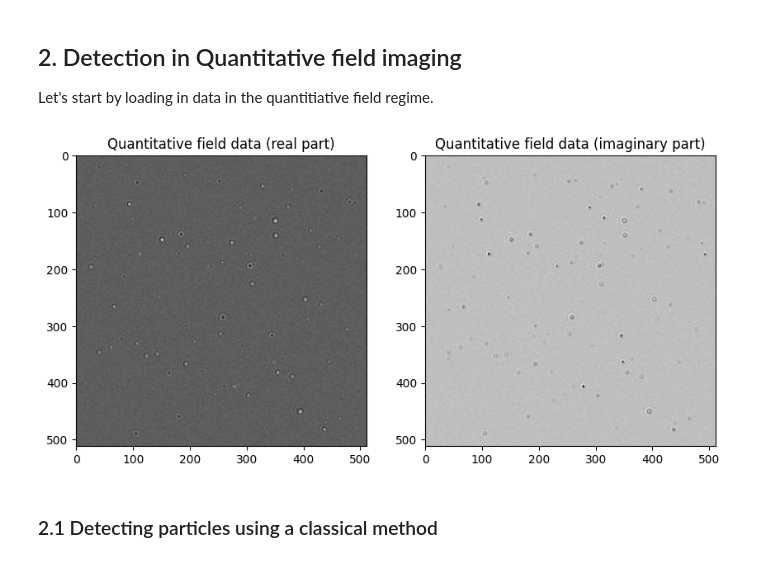
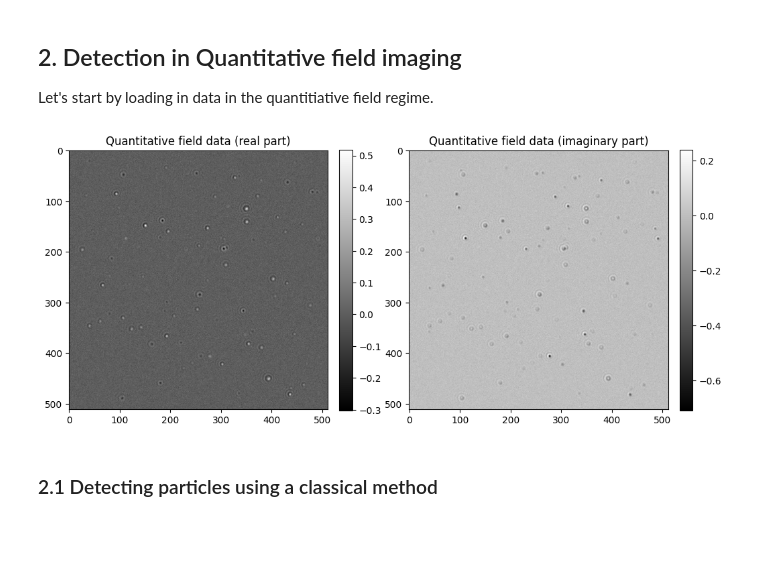
Before and after one commit to softmatterlab/OpticalCharacterizationNanoparticles, a Jupyter notebook: example_analysis/Quantitative_field_analysis.ipynb, the cells around one changed output. Cells and saved outputs as stored; diff of their text form; code cells hidden in the pictures; blank space fills up the shorter version.

```diff
--- a/example_analysis/Quantitative_field_analysis.ipynb
+++ b/example_analysis/Quantitative_field_analysis.ipynb
@@ -28,23 +28,25 @@ Running code on device: (cuda) when possible
 
 Let's start by loading in data in the quantitiative field regime.
 # %%
-data = np.load("../data/brightfield_data.npy") #Quantitative field
-labels = np.load("../data/brightfield_labels.npy") #Labels for the particles
+data = np.load("../data/qf/qf_data.npy") #Quantitative field
+labels = np.load("../data/qf/qf_labels.npy") #Labels for the particles
 centroids = labels[:, 0:2] #Centroids of the particles
 # %%
 #Subtracting mean in the real part so that the data is centered
 data[...,0] = data[...,0] - 1
 # %%
-plt.figure(figsize=(10,6))
+plt.figure(figsize=(12,6))
 plt.subplot(121)
-plt.imshow(data[...,0], cmap="gray")
+im = plt.imshow(data[...,0], cmap="gray")
+plt.colorbar(im, fraction=0.046, pad=0.04)
 plt.title("Quantitative field data (real part)")
 plt.subplot(122)
-plt.imshow(data[...,1], cmap="gray")
+im = plt.imshow(data[...,1], cmap="gray")
+plt.colorbar(im, fraction=0.046, pad=0.04)
 plt.title("Quantitative field data (imaginary part)")
 plt.show()
 # %% [output]
-[figure, old version]
+[figure, new version]
 # %% [markdown]
 ### 2.1 Detecting particles using a classical method
 # %% [markdown]
```
Also changed, not shown: 13 other files.
